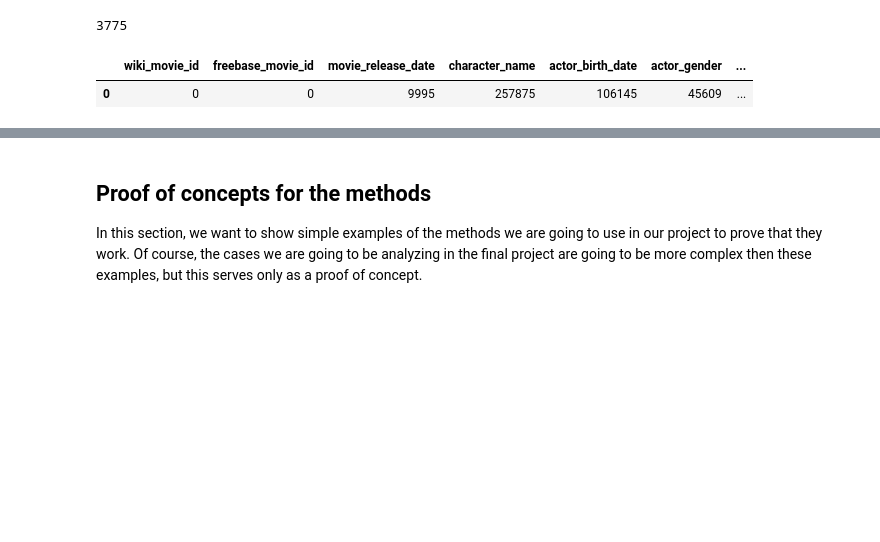
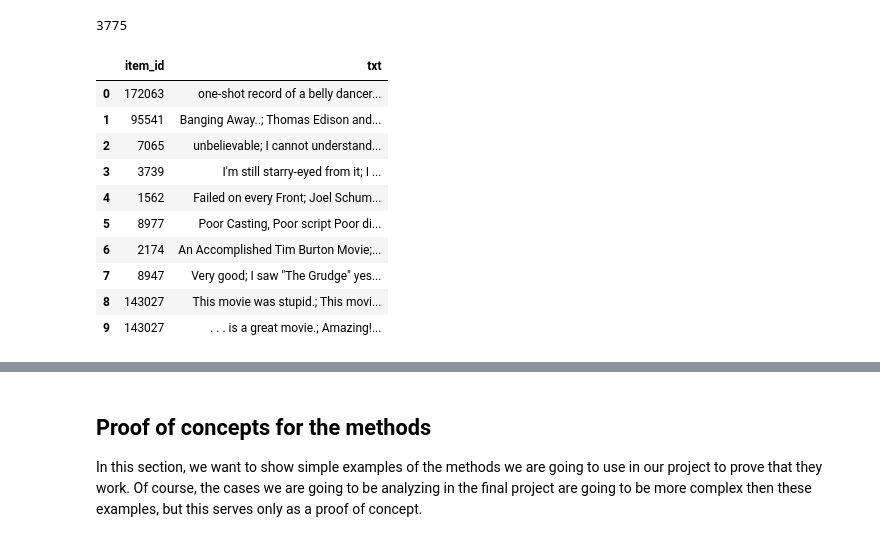
Before and after one commit to epfl-ada/ada-2024-project-gear5, a Jupyter notebook: results.ipynb, the cells around one changed output, grey strips where cells are left out. Cells and saved outputs as stored; diff of their text form; code cells hidden in the pictures; blank space fills up the shorter version.

```diff
--- a/results.ipynb
+++ b/results.ipynb
@@ -249,14 +245,18 @@ nan_count = filtered_final_data.iloc[:, 5].isna().sum()
 print(nan_count)
 # %% [output]
 3775
-# %%
-characters = pd.read_csv('./data/MovieSummaries/character.metadata.tsv', sep='\t', header=None)
-characters.columns = ['wiki_movie_id','freebase_movie_id','movie_release_date','character_name','actor_birth_date',
-                    'actor_gender', 'actor_height','ethnicity',
-                    'actor_name','actor_age_release', 'freebase_char_actor_map_id','freebase_char_id','freebase_actor_id']
-characters.head(10)
-characters.isna().sum().to_frame().T
-#print(f"Number of different movies with character information: {characters['wiki_movie_id'].nunique()}")
-# %% [output]
-|  | wiki_movie_id | freebase_movie_id | movie_release_date | character_name | actor_birth_date | actor_gender | ... |
-| 0 | 0 | 0 | 9995 | 257875 | 106145 | 45609 | ... |
+# %%
+reviews_df = pd.read_json('./data/movie_dataset_public_final/raw/reviews.json', lines=True)
+reviews_df.head(10)
+# %% [output]
+|  | item_id | txt |
+| 0 | 172063 | one-shot record of a belly dancer... |
+| 1 | 95541 | Banging Away..; Thomas Edison and... |
+| 2 | 7065 | unbelievable; I cannot understand... |
+| 3 | 3739 | I'm still starry-eyed from it; I ... |
+| 4 | 1562 | Failed on every Front; Joel Schum... |
+| 5 | 8977 | Poor Casting, Poor script Poor di... |
+| 6 | 2174 | An Accomplished Tim Burton Movie;... |
+| 7 | 8947 | Very good; I saw "The Grudge" yes... |
+| 8 | 143027 | This movie was stupid.; This movi... |
+| 9 | 143027 | . . . is a great movie.; Amazing!... |
```
Also changed, not shown: parts of 5 cells of this notebook, 4 other files.
